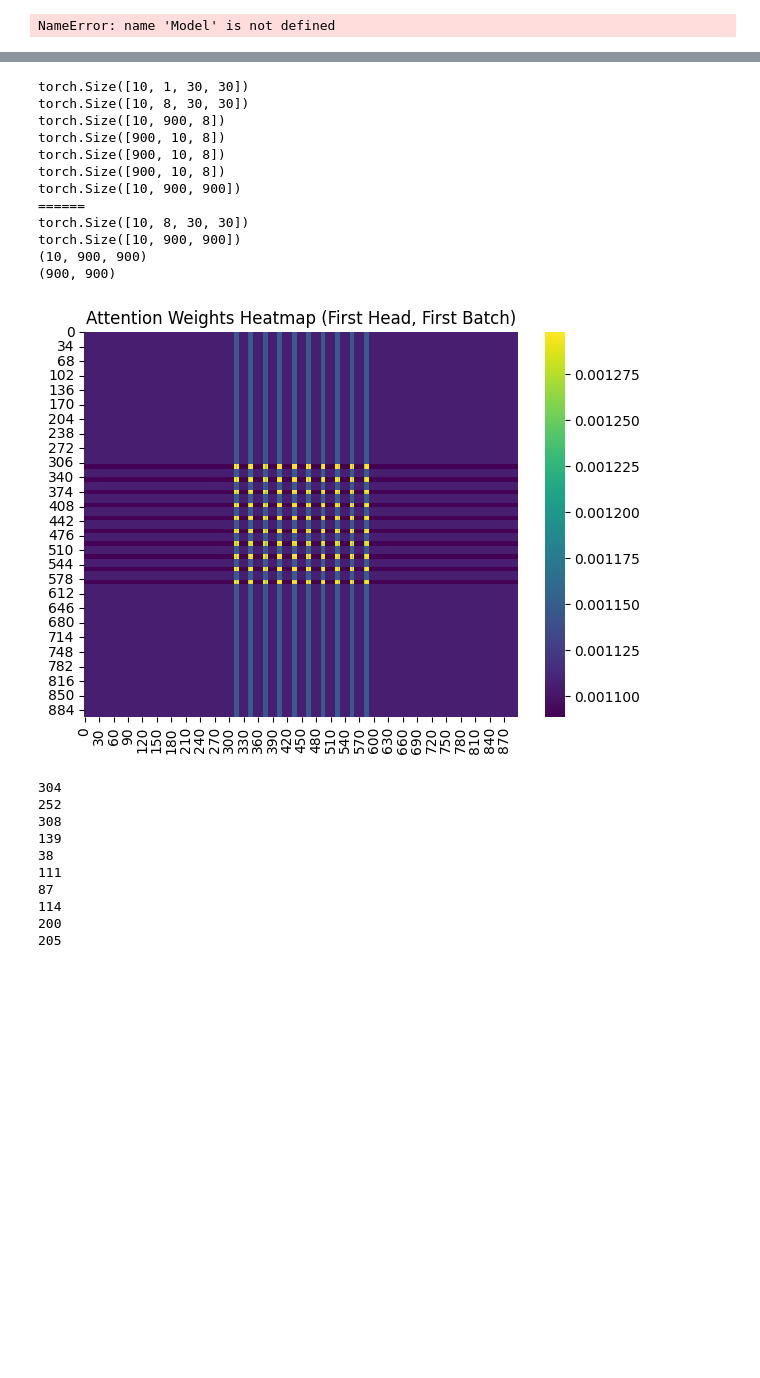
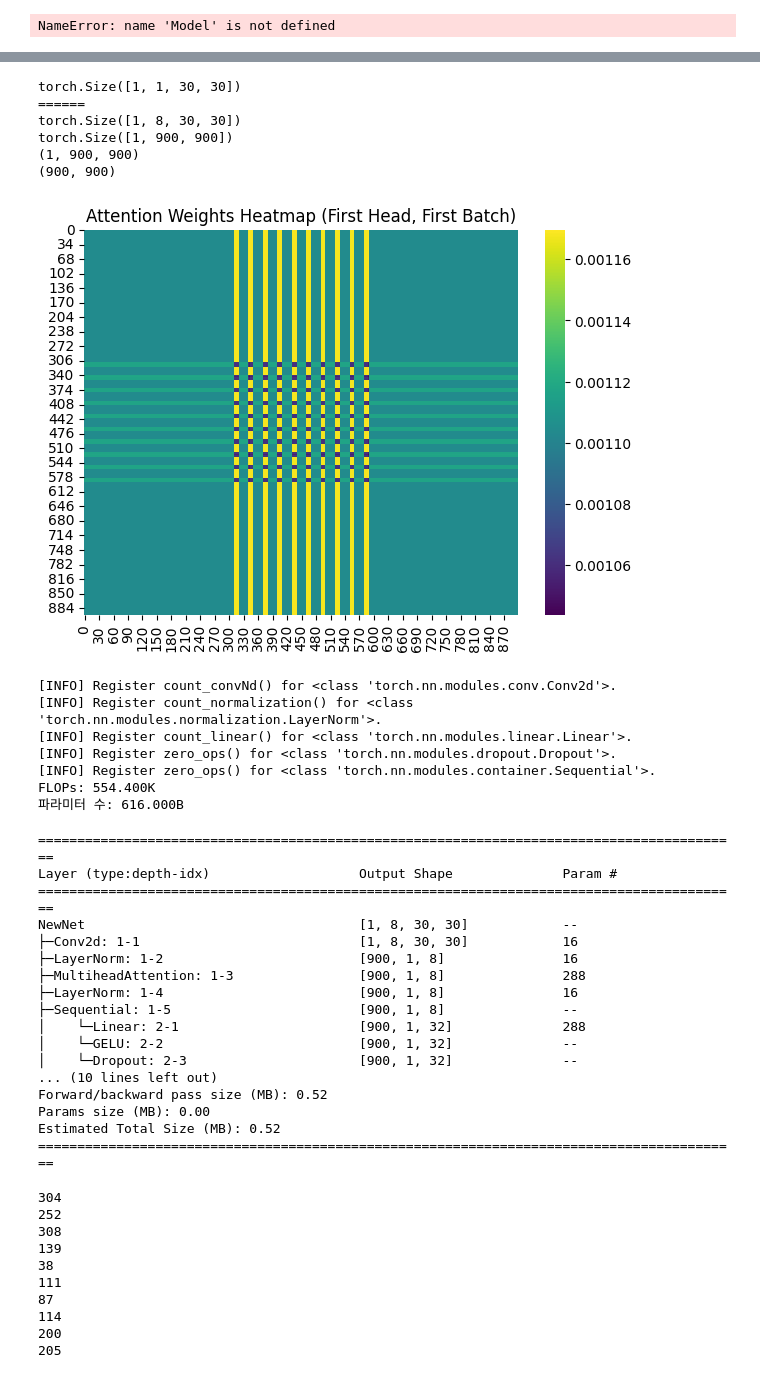
Before and after one commit to wooseungw/ARC, a Jupyter notebook: data_loader_sw.ipynb, the cells around one changed output, grey strips where cells are left out. Drawn from its saved outputs; the diff is of its cells as text; code cells hidden in the pictures; blank space fills up the shorter version.

```diff
--- a/data_loader_sw.ipynb
+++ b/data_loader_sw.ipynb
@@ -215,61 +428,93 @@ class NewNet(nn.Module):
     def forward(self, x):
         height = x.shape[2]
         x = self.embedding(x)
-        print(x.shape)
+        #print(x.shape)
         x = rearrange(x, 'b c h w -> b (h w) c')
-        print(x.shape)
+        #print(x.shape)
         x = x.permute(1, 0, 2)
-        print(x.shape)
+        #print(x.shape)
         x = self.layernorm1(x)
-        print(x.shape)
+        #print(x.shape)
         # 어텐션 가중치(attn_weights)와 함께 출력 받음
         x, attn_weights = self.attn(x, x, x)
-        print(x.shape)
-        print(attn_weights.shape)
+        #print(x.shape)
+        #print(attn_weights.shape)
         x = self.layernorm2(x)
         x = self.mlp(x)
         x = self.layernorm3(x)
 
         x = rearrange(x, '(h w) b c -> b c h w', h=height)
         return x, attn_weights
 
 # Create an instance of the network
 net = NewNet(embed_dim=8,mlp_dim=8*4,dropout=0.1)
 
 # Pass the input tensor through the network
-print(ei[0].shape)
-output_tensor, attn_weights = net(ei[0])
+print(ti[1].shape)
+output_tensor, attn_weights = net(ti[1])
 print('======')
 print(output_tensor.shape)  # Output tensor의 크기 확인
 print(attn_weights.shape)   # 어텐션 가중치의 크기 확인
 
 # 어텐션 가중치의 크기를 확인하면 [batch_size, num_heads, seq_len, seq_len] 형태여야 함
 # 예를 들어, [1, 8, 900, 900] 이 되어야 함
 # 시각화를 위해 첫 번째 배치와 첫 번째 헤드의 어텐션 가중치를 사용합니다
 attn_weights = attn_weights.detach().cpu().numpy()
 print(attn_weights.shape)
 attn_weights = attn_weights[0]
 print(attn_weights.shape)
 #attn_weights = rearrange(attn_weights, '(h w) c -> c h w',h = 30)
 # 어텐션 가중치를 시각화하기 위한 히트맵
 plt.figure(figsize=(7, 5))
 sns.heatmap(attn_weights, cmap='viridis')
 plt.title('Attention Weights Heatmap (First Head, First Batch)')
 plt.show()
+
+
+# FLOPs 및 파라미터 수 계산
+try:
+    flops, params = profile(net, inputs=(ti[1],))
+    flops, params = clever_format([flops, params], "%.3f")
+    print(f"FLOPs: {flops}")
+    print(f"파라미터 수: {params}")
+except Exception as e:
+    print(f"Error during profiling: {e}")
+
+from torchinfo import summary
+
+summary(net, input_size=(1, 1, 30, 30))
 # %% [output]
-torch.Size([10, 1, 30, 30])
-torch.Size([10, 8, 30, 30])
-torch.Size([10, 900, 8])
-torch.Size([900, 10, 8])
-torch.Size([900, 10, 8])
-torch.Size([900, 10, 8])
-torch.Size([10, 900, 900])
+torch.Size([1, 1, 30, 30])
 ======
-torch.Size([10, 8, 30, 30])
-torch.Size([10, 900, 900])
-(10, 900, 900)
+torch.Size([1, 8, 30, 30])
+torch.Size([1, 900, 900])
+(1, 900, 900)
 (900, 900)
-[figure, old version]
+[figure, new version]
+[INFO] Register count_convNd() for <class 'torch.nn.modules.conv.Conv2d'>.
+[INFO] Register count_normalization() for <class 'torch.nn.modules.normalization.LayerNorm'>.
+[INFO] Register count_linear() for <class 'torch.nn.modules.linear.Linear'>.
+[INFO] Register zero_ops() for <class 'torch.nn.modules.dropout.Dropout'>.
+[INFO] Register zero_ops() for <class 'torch.nn.modules.container.Sequential'>.
+FLOPs: 554.400K
+파라미터 수: 616.000B
+==========================================================================================
+Layer (type:depth-idx)                   Output Shape              Param #
+==========================================================================================
+NewNet                                   [1, 8, 30, 30]            --
+├─Conv2d: 1-1                            [1, 8, 30, 30]            16
+├─LayerNorm: 1-2                         [900, 1, 8]               16
+├─MultiheadAttention: 1-3                [900, 1, 8]               288
+├─LayerNorm: 1-4                         [900, 1, 8]               16
+├─Sequential: 1-5                        [900, 1, 8]               --
+│    └─Linear: 2-1                       [900, 1, 32]              288
+│    └─GELU: 2-2                         [900, 1, 32]              --
+│    └─Dropout: 2-3                      [900, 1, 32]              --
+... (10 lines left out)
+Forward/backward pass size (MB): 0.52
+Params size (MB): 0.00
+Estimated Total Size (MB): 0.52
+==========================================================================================
 # %%
 import matplotlib.pyplot as plt
 task_number = 10
```
Also changed, not shown: parts of 2 cells of this notebook.
